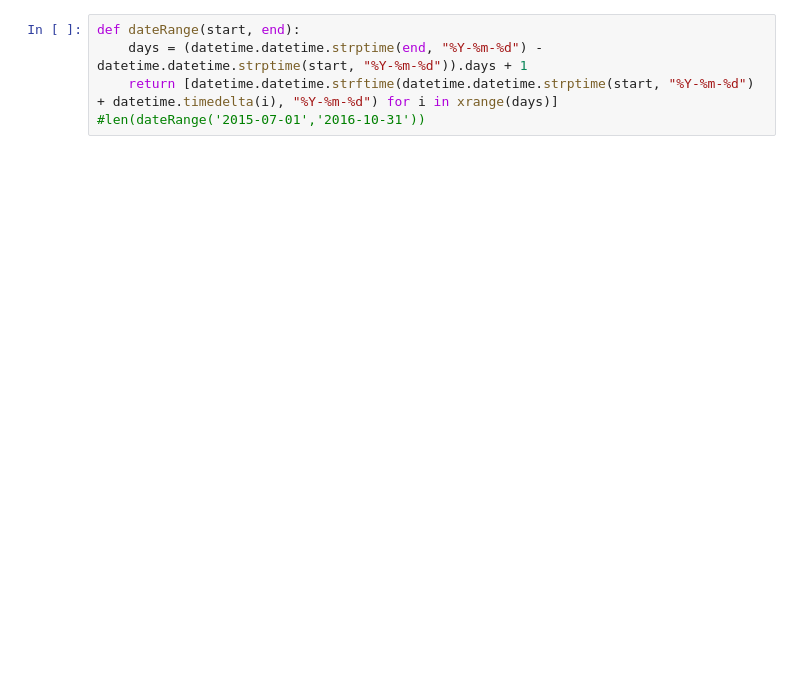
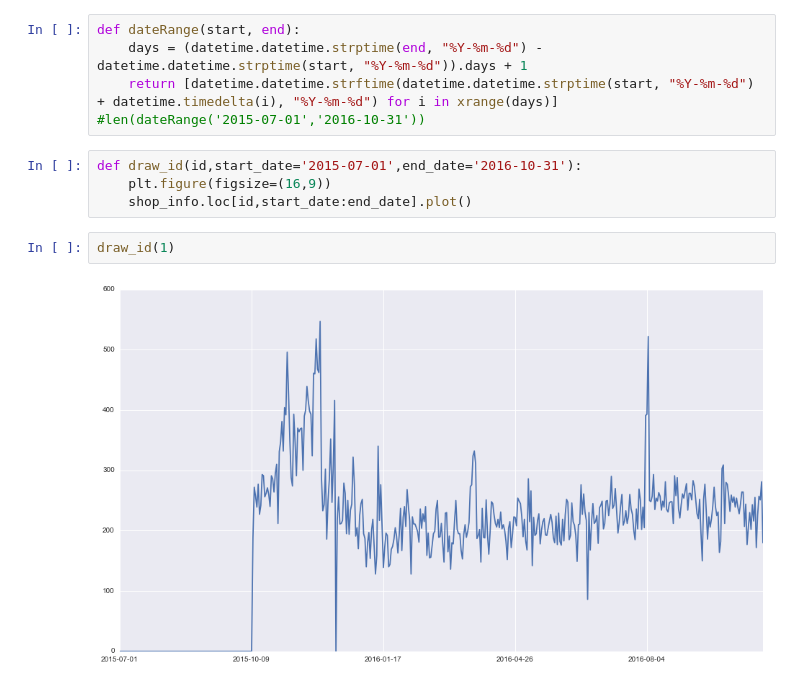
Before and after one commit to wakemeup-xyz/TianChi_IJCAI-17_sales_prediction_code, a Jupyter notebook: Explore Data & Analysis.ipynb, the cells around one changed output. Cells and saved outputs as stored; diff of their text form; blank space fills up the shorter version.

```diff
--- a/Explore Data & Analysis.ipynb
+++ b/Explore Data & Analysis.ipynb
@@ -54,3 +64,11 @@ def dateRange(start, end):
     days = (datetime.datetime.strptime(end, "%Y-%m-%d") - datetime.datetime.strptime(start, "%Y-%m-%d")).days + 1
     return [datetime.datetime.strftime(datetime.datetime.strptime(start, "%Y-%m-%d") + datetime.timedelta(i), "%Y-%m-%d") for i in xrange(days)]
 #len(dateRange('2015-07-01','2016-10-31'))
+# %%
+def draw_id(id,start_date='2015-07-01',end_date='2016-10-31'):
+    plt.figure(figsize=(16,9))
+    shop_info.loc[id,start_date:end_date].plot()
+# %%
+draw_id(1)
+# %% [output]
+[figure, added]
```
Also changed, not shown: parts of 15 cells of this notebook.
